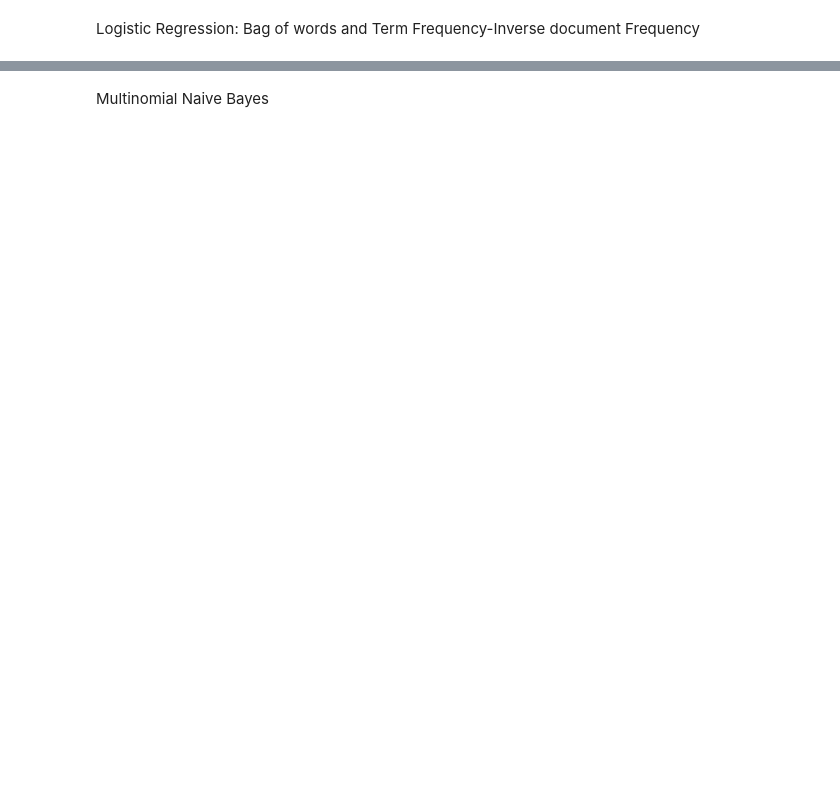
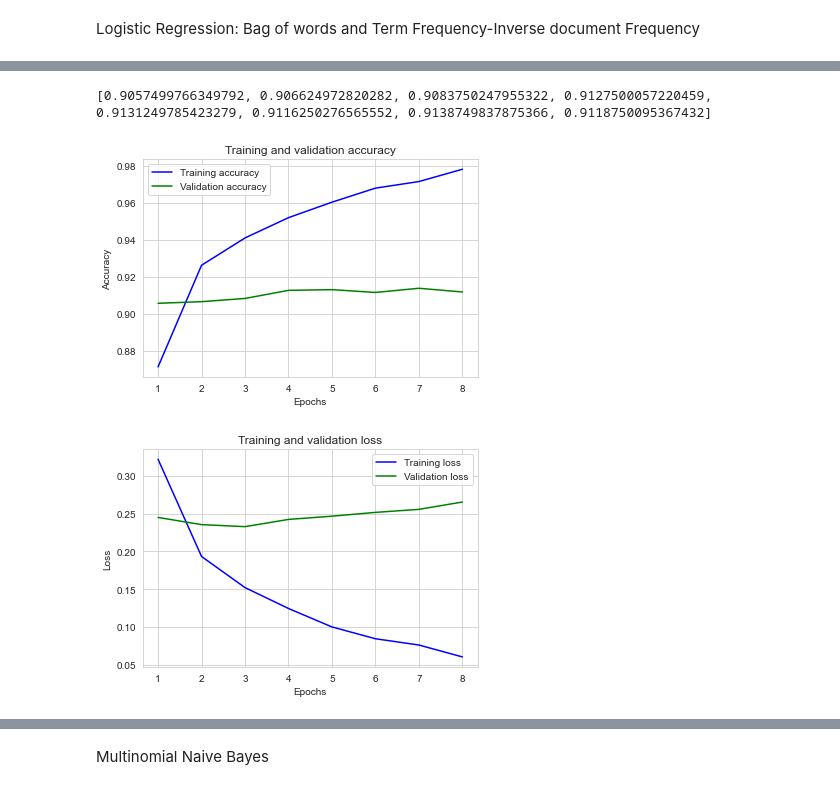
Before and after one commit to josiahlin119/IMDB-Final-Project, a Jupyter notebook: src/Imdb_bert.ipynb, the cells around one changed output, grey strips where cells are left out. Drawn from its saved outputs; the diff is of its cells as text; code cells hidden in the pictures; blank space fills up the shorter version.

Commit message:
working version for everything, still need a mini bert model

```diff
--- a/src/Imdb_bert.ipynb
+++ b/src/Imdb_bert.ipynb
@@ -240,7 +262,7 @@ callbacks = [tf.keras.callbacks.EarlyStopping(monitor='val_loss', patience=2)]
 # %% [markdown]
 Deep Learning Model: Keras. The input data are transformed tokens insteaed of the original words
 # %%
-# print("type of cv_revie",type(cv_train_reviews))
+# print("type of cv_revie",type(cv_reviews_train))
 
 
 model = keras.Sequential()
@@ -248,11 +270,10 @@ print(y.shape)
 model.add(layers.Dropout(rate=0.2, input_shape=input_shape))
 model.add(layers.Dense(units=64, activation='relu'))
 model.add(layers.Dropout(0.2))
-model.add(layers.Dense(1, activation='softmax'))
+model.add(layers.Dense(1, activation='sigmoid'))
 model.compile(optimizer=optimizer, loss=loss_function, metrics=addition_metrics)
 model.summary()
-history = model.fit(X_train, y_train,epochs=number_of_epochs, verbose=verbosity_mode,batch_size=128,validation_data=(X_test,y_test),callbacks=callbacks)
-test_results = model.evaluate(cv_test_reviews, test_sentiments, verbose=False)
+
 
 # print(f'Test results - Loss: {test_results[0]} - Accuracy:{100*test_results[1]}')
 # %% [output]
@@ -285,0 +299,33 @@ NameError: name 'test_results' is not defined
+# %%
+def plot_history(history):
+    accuracy = history.history['accuracy']
+    val_accuracy = history.history['val_accuracy']
+    loss = history.history['loss']
+    val_loss = history.history['val_loss']
+
+    epochs = range(1,len(accuracy) + 1)
+
+    # Plot accuracy
+    plt.figure(1)
+    plt.plot(epochs, accuracy, 'b', label='Training accuracy')
+    plt.plot(epochs, val_accuracy, 'g', label='Validation accuracy')
+    plt.title('Training and validation accuracy')
+    plt.xlabel('Epochs')
+    plt.ylabel('Accuracy')
+    plt.legend()
+
+    # Plot loss
+    plt.figure(2)
+    plt.plot(epochs, loss, 'b', label='Training loss')
+    plt.plot(epochs, val_loss, 'g', label='Validation loss')
+    plt.title('Training and validation loss')
+    plt.xlabel('Epochs')
+    plt.ylabel('Loss')
+    plt.legend()
+    plt.show()
+# %%
+cv_history = model.fit(cv_reviews_train, cv_y_train,epochs=number_of_epochs, verbose=verbosity_mode,batch_size=128,validation_split=0.2,callbacks=callbacks)
+cv_test_results = model.evaluate(cv_reviews_test, cv_y_test, verbose=False)
+print(cv_test_results)
+
+# Let's plot training and validation accuracy as well as loss.
@@ -285,0 +350,7 @@ NameError: name 'test_results' is not defined
+# %%
+print(cv_history.history['val_accuracy'])
+plot_history(cv_history)
+# %% [output]
+[0.9057499766349792, 0.906624972820282, 0.9083750247955322, 0.9127500057220459, 0.9131249785423279, 0.9116250276565552, 0.9138749837875366, 0.9118750095367432]
+[figure, added]
+[figure, added]
```
Also changed, not shown: parts of 42 cells of this notebook.
